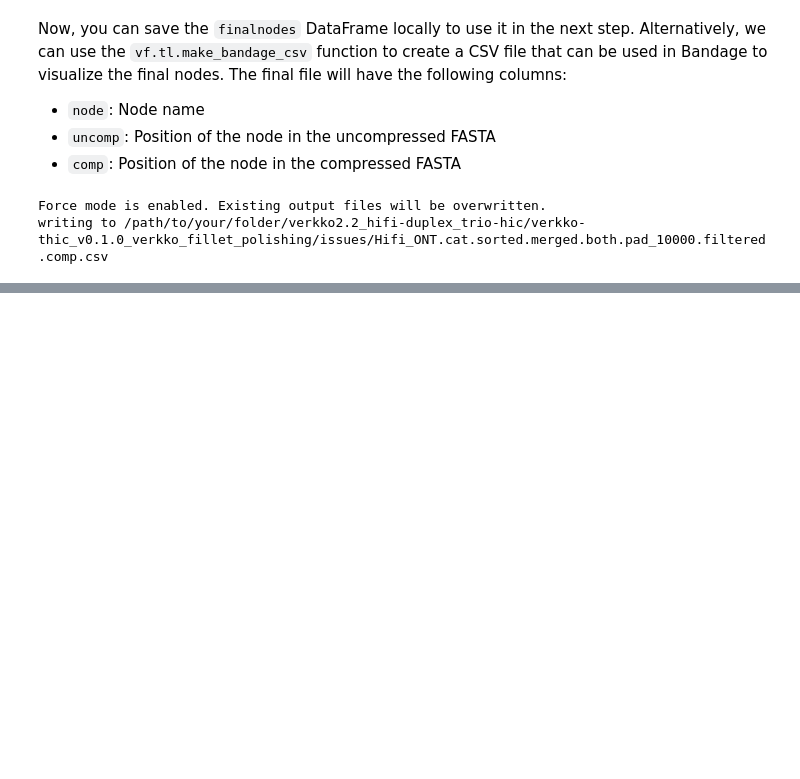
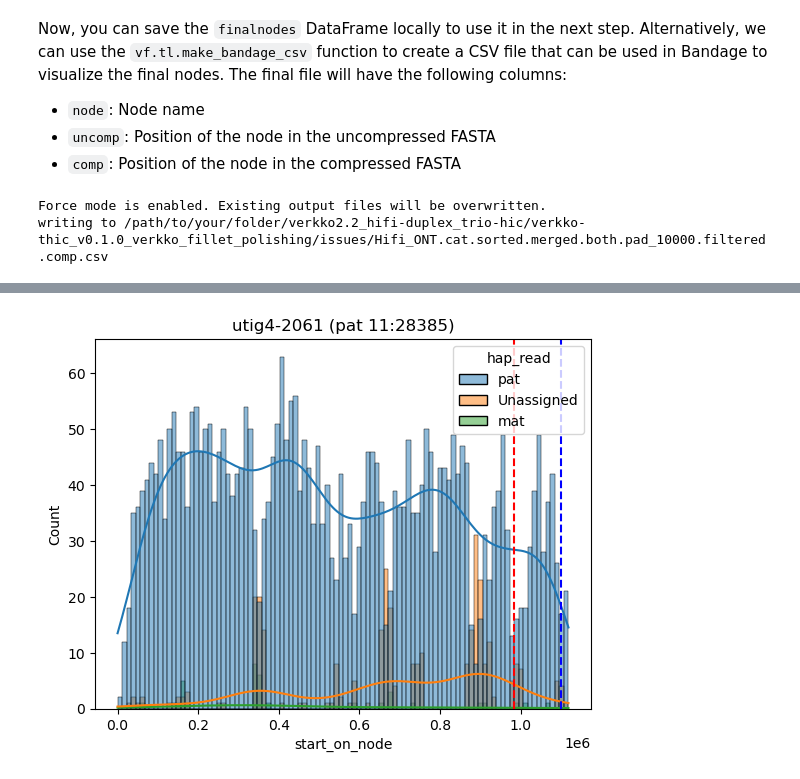
Before and after one commit to jjuhyunkim/verkko-fillet, a Jupyter notebook: docs/tutorials/basics/conv_fasta_gfa.ipynb, the cells around one changed output, grey strips where cells are left out. Cells and saved outputs as stored; diff of their text form; code cells hidden in the pictures; blank space fills up the shorter version.

```diff
--- a/docs/tutorials/basics/conv_fasta_gfa.ipynb
+++ b/docs/tutorials/basics/conv_fasta_gfa.ipynb
@@ -88,0 +233,4 @@ writing to /path/to/your/folder/verkko2.2_hifi-duplex_trio-hic/verkko-thic_v0.1.
+# %%
+vf.pl.plotHist_readOnNode(nodeinfo, mergedb_all, loc_on_node, node, hue = "hap_read", x = "start_on_node")
+# %% [output]
+[figure, added]
```
Also changed, not shown: parts of 17 cells of this notebook, 8 other files.
